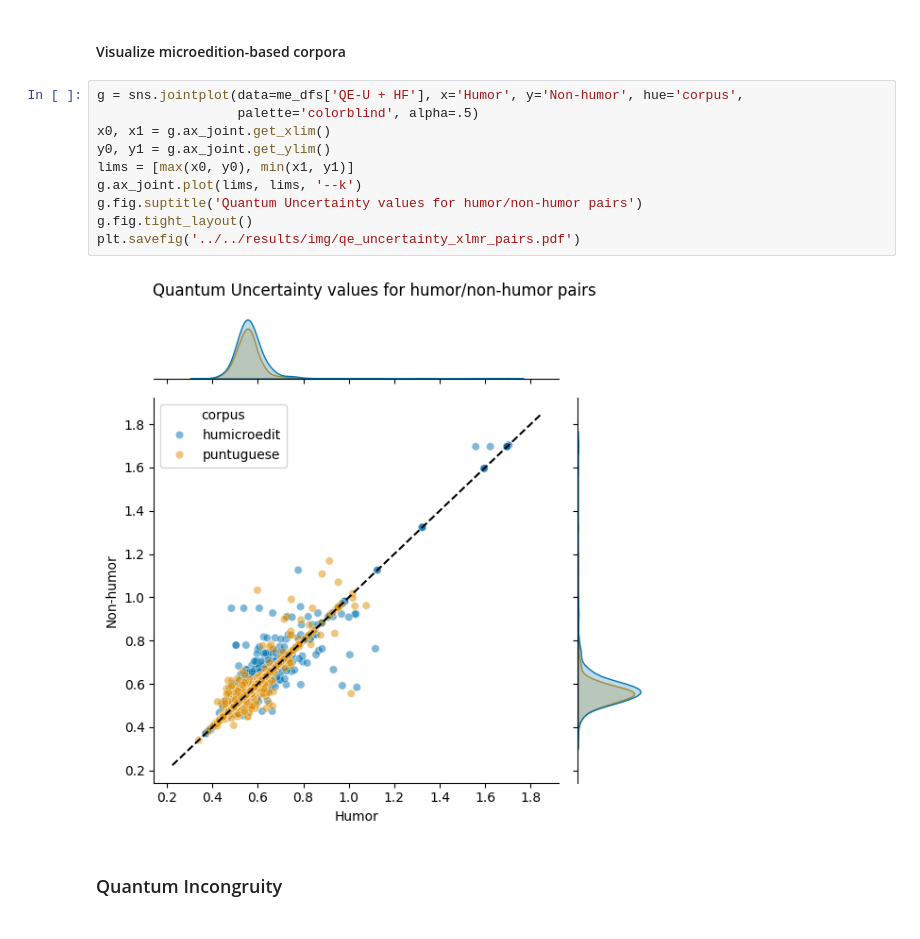
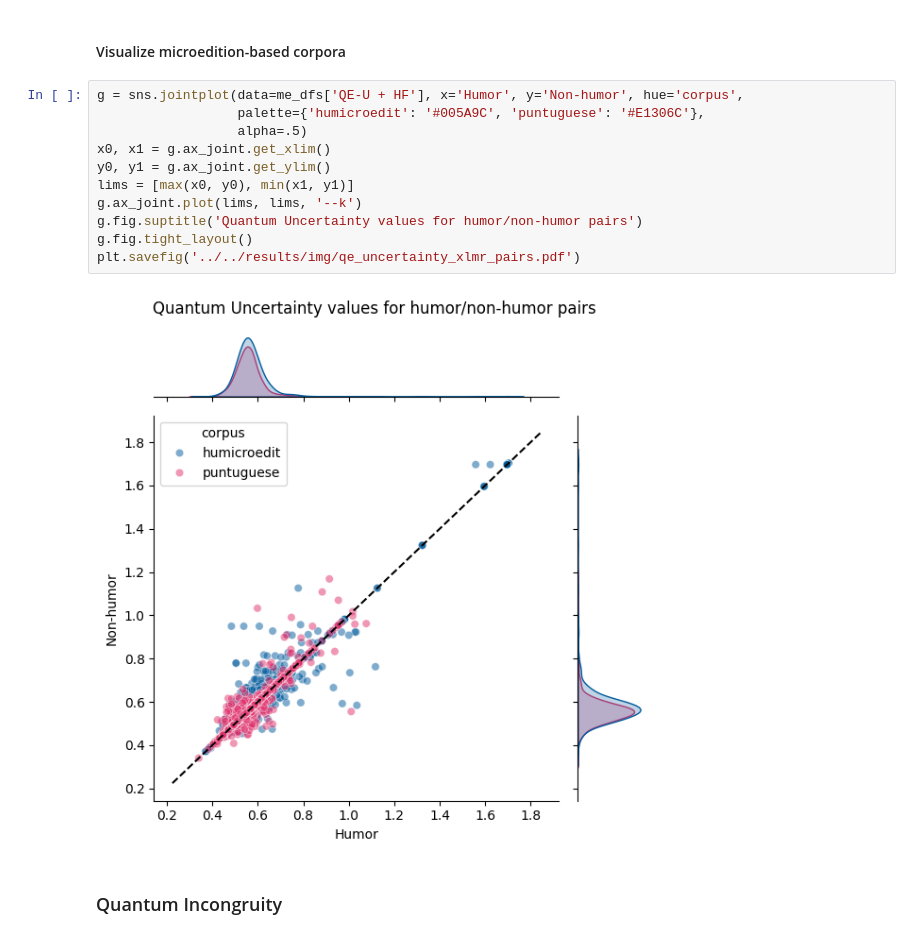
Before and after one commit to NLP-CISUC/Humetrix, a Jupyter notebook: scripts/analyses/rq2_representation_tradeoffs.ipynb, the cells around one changed output. Saved outputs shown, nothing was run; the diff lists cells and outputs as text.

```diff
--- a/scripts/analyses/rq2_representation_tradeoffs.ipynb
+++ b/scripts/analyses/rq2_representation_tradeoffs.ipynb
@@ -157,16 +157,17 @@ plt.savefig('../../results/img/qe_uncertainty_xlmr.pdf')
 #### Visualize microedition-based corpora
 # %%
 g = sns.jointplot(data=me_dfs['QE-U + HF'], x='Humor', y='Non-humor', hue='corpus',
-                  palette='colorblind', alpha=.5)
+                  palette={'humicroedit': '#005A9C', 'puntuguese': '#E1306C'},
+                  alpha=.5)
 x0, x1 = g.ax_joint.get_xlim()
 y0, y1 = g.ax_joint.get_ylim()
 lims = [max(x0, y0), min(x1, y1)]
 g.ax_joint.plot(lims, lims, '--k')
 g.fig.suptitle('Quantum Uncertainty values for humor/non-humor pairs')
 g.fig.tight_layout()
 plt.savefig('../../results/img/qe_uncertainty_xlmr_pairs.pdf')
 # %% [output]
-[figure, old version]
+[figure, new version]
 # %% [markdown]
 ### Quantum Incongruity
 # %%
```
Also changed, not shown: parts of 1 cell of this notebook, 2 other files.
